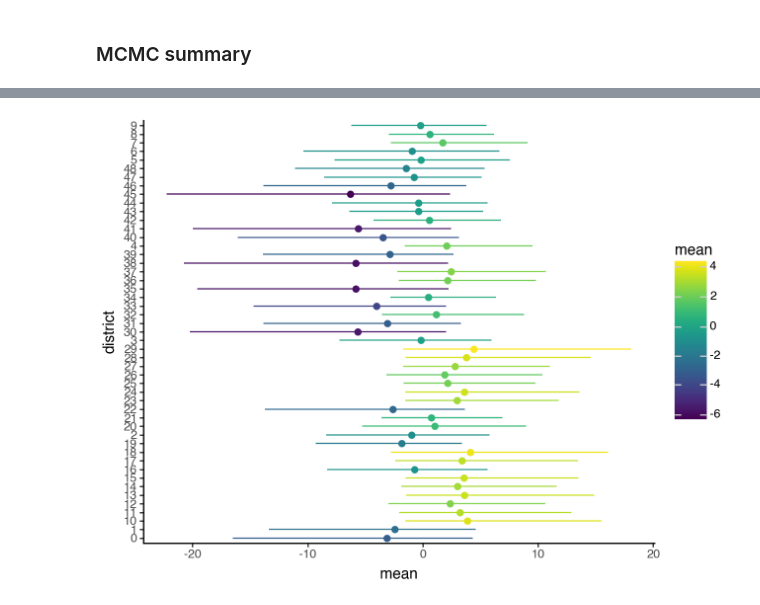
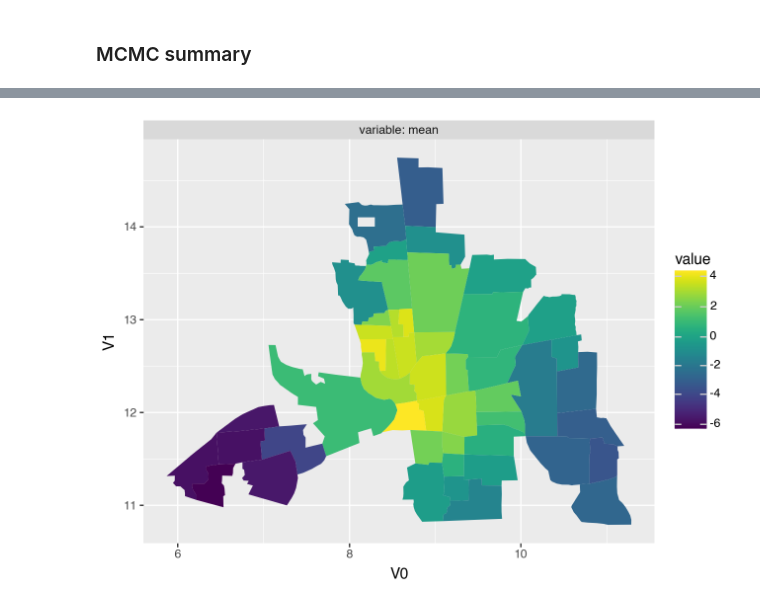
Before and after one commit to liesel-devs/liesel_gam, a Jupyter notebook: notebooks/test_mrf.ipynb, the cells around one changed output, grey strips where cells are left out. Saved outputs shown, nothing was run; the diff lists cells and outputs as text; code cells hidden in the pictures.

```diff
--- a/notebooks/test_mrf.ipynb
+++ b/notebooks/test_mrf.ipynb
@@ -263,13 +126,5 @@ predictions_summary = predictions_summary.reset_index(names="i")
-# %%
-(
-    p9.ggplot(predictions_summary)
-    + p9.aes("district", "mean", color="mean")
-    # + p9.geom_point()
-    + p9.geom_pointrange(p9.aes(ymin="hdi_low", ymax="hdi_high"))
-    + p9.coord_flip()
-    + p9.theme_classic()
-    # + p9.geom_pointrange(p9.aes(ymin="q_0.05", ymax="q_0.95"))
-)
-# %% [output]
-[figure, removed]
+# %%
+gam.plot_regions(term=loc.terms["mrf1(district)"], samples=samples, polys=polys)
+# %% [output]
+[figure, added]
 # %%
```
Also changed, not shown: parts of 29 cells of this notebook, 8 other files.
